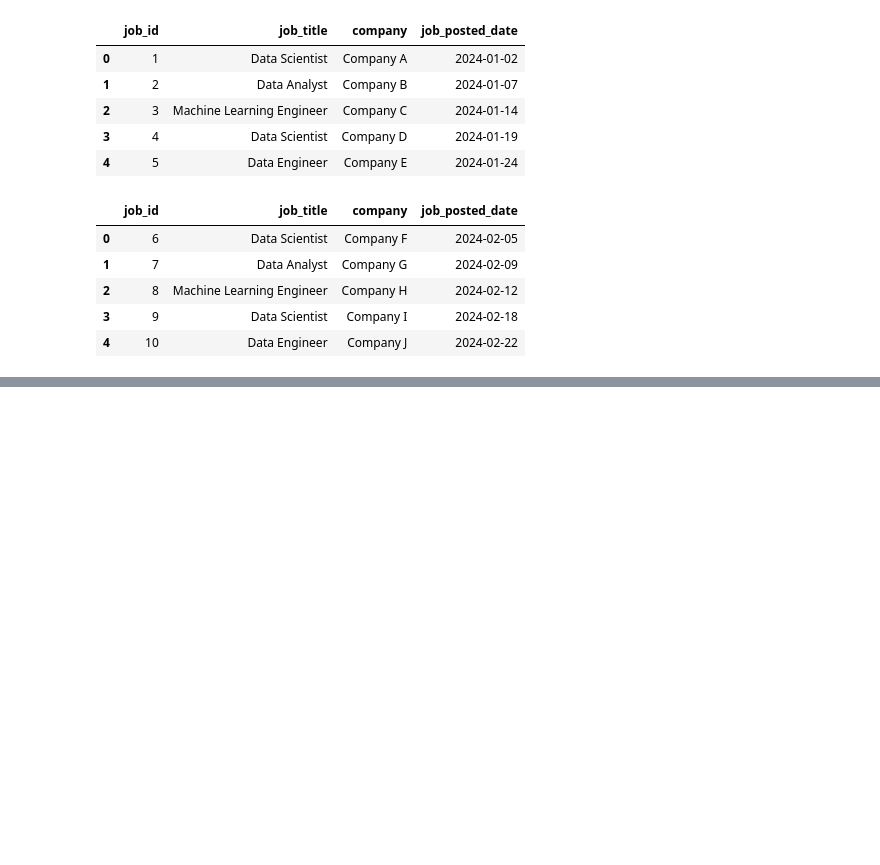
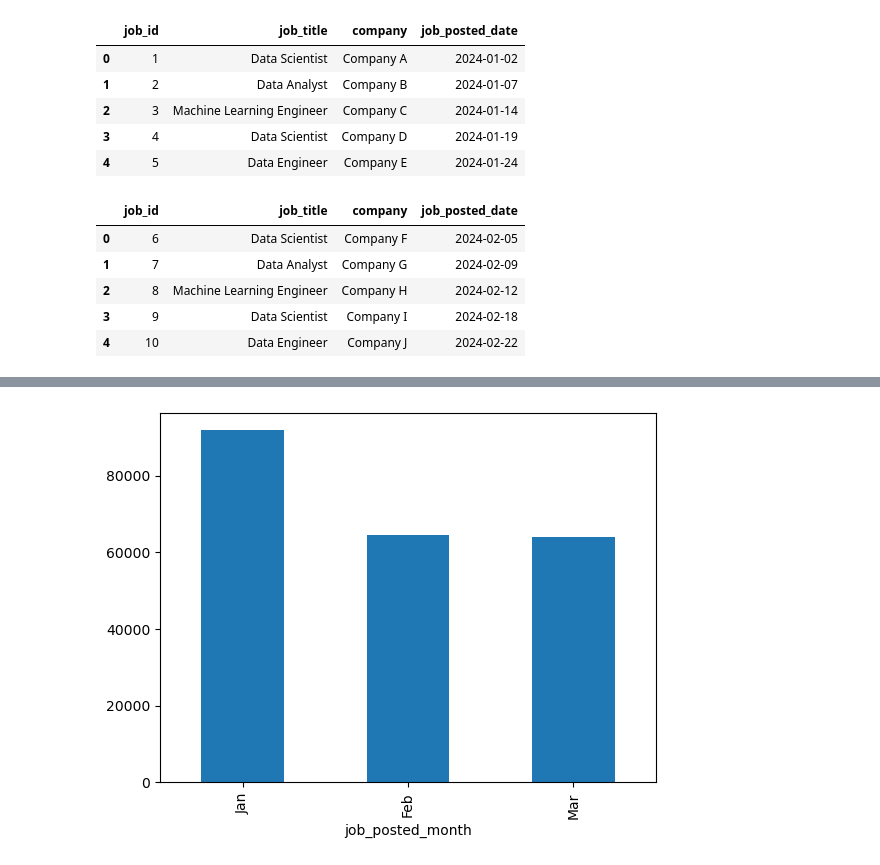
Before and after one commit to NeilDaly/Python_Data_Project, a Jupyter notebook: 2_Advanced/41_Pandas Concat DataFrames.ipynb, the cells around one changed output, grey strips where cells are left out. Saved outputs shown, nothing was run; the diff lists cells and outputs as text; code cells hidden in the pictures; blank space fills up the shorter version.

Commit message:
Creating DataFrames to Combine using concat

```diff
--- a/2_Advanced/41_Pandas Concat DataFrames.ipynb
+++ b/2_Advanced/41_Pandas Concat DataFrames.ipynb
@@ -110,0 +199,6 @@ job_postings_feb
+# %%
+# Create a New Column that will Contain only the Shorthand Month Value
+df['job_posted_month'] = df['job_posted_date'].dt.strftime('%b')
+
+# Printing it out to Verify we got what we wanted
+df
@@ -110,0 +233,22 @@ job_postings_feb
+# %%
+# Dictionary with Keys as the Month and the Values as the DataFrame associated with that Month, holding all the Job Posting Data for that Month
+# dict_months = {
+#    'Jan': df_jan,
+#    'Feb': df_feb,
+#    'Mar': df_mar,
+#    'Apr': df_apr,
+#    'May': df_may,
+#    'Jun': df_jun,
+#    'Jul': df_jul,
+#    'Aug': df_aug,
+#    'Sep': df_sep,
+#    'Oct': df_oct,
+#    'Nov': df_nov,
+#    'Dec': df_dec
+#}
+
+# Creating an Array of all the Different Months
+months = df['job_posted_month'].unique()
+
+# Printing out the List
+months
@@ -110,0 +317,6 @@ job_postings_feb
+# %%
+# Assigning it to a Variable and Printing out one of the Months
+dict_months = {month: df[df['job_posted_month'] == month] for month in months}
+
+# Printing it out
+dict_months['Jan']
@@ -110,0 +344,3 @@ job_postings_feb
+# %%
+# Running the concat Function to combine all this Data
+df_q1 = pd.concat([dict_months['Jan'], dict_months['Feb'], dict_months['Mar']], ignore_index=True)
@@ -110,0 +355,6 @@ job_postings_feb
+# %%
+# Imspecting the job_posted_month, and getting the value_counts as well as Plotting them in a bar graph
+df_q1['job_posted_month'].value_counts().plot(kind='bar')
+plt.show()
+# %% [output]
+[figure, added]
```
Also changed, not shown: parts of 20 cells of this notebook.
